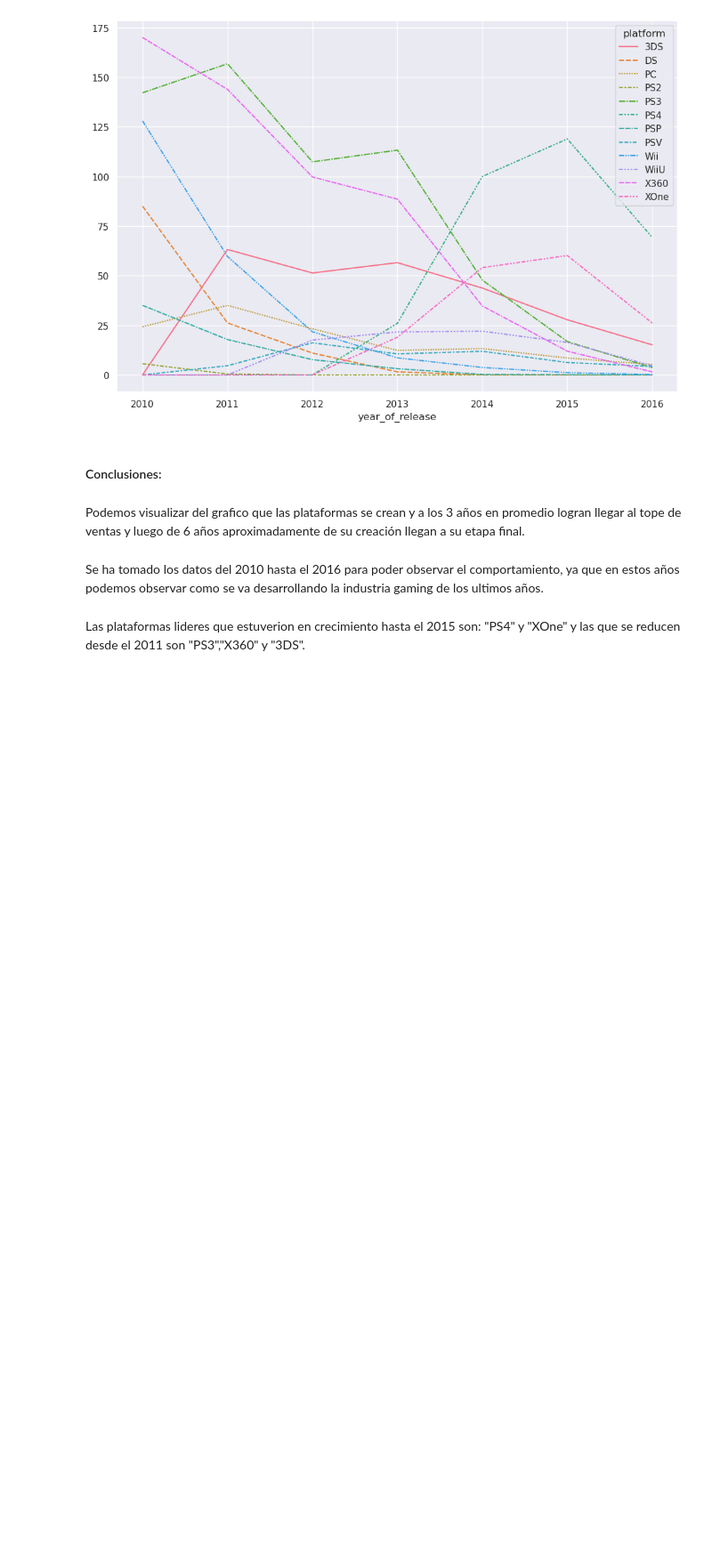
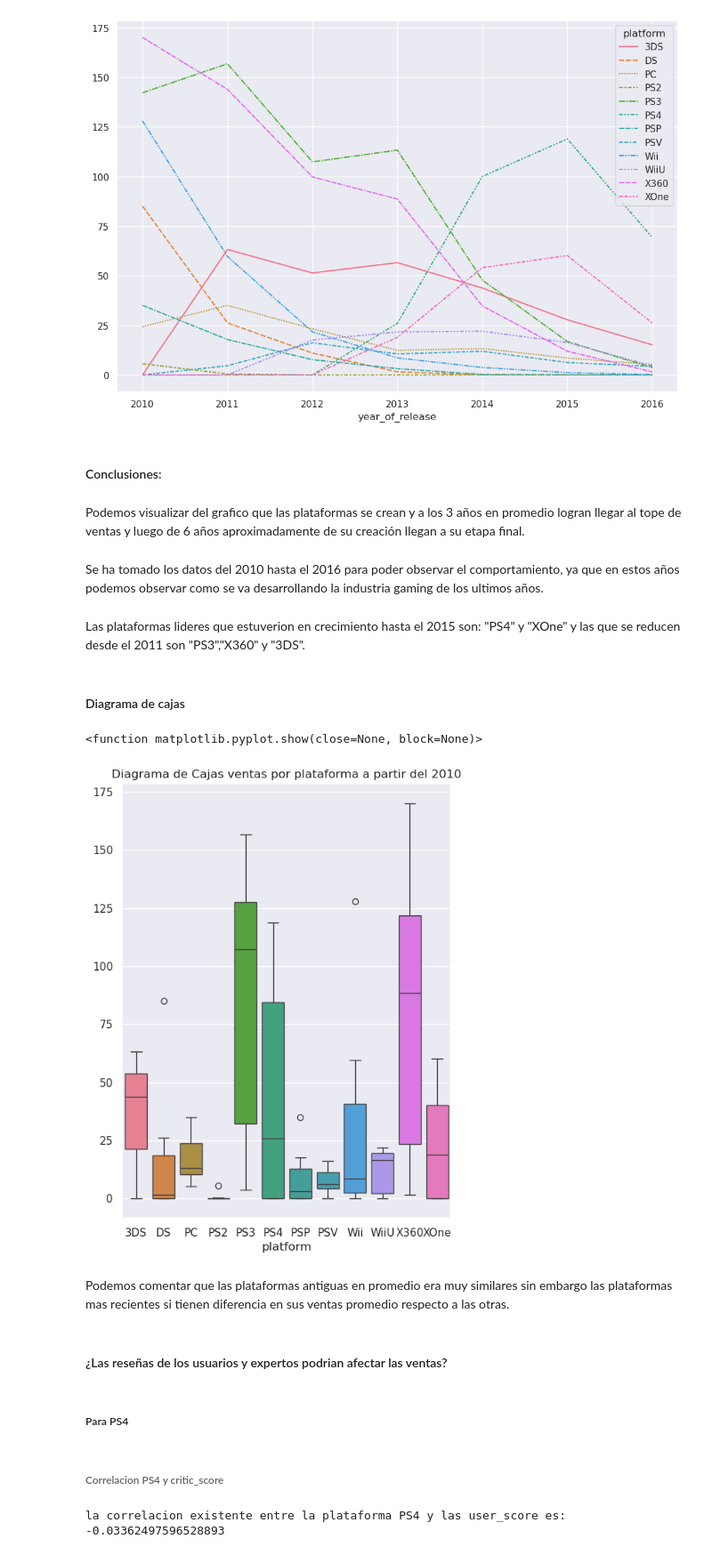
Before and after one commit to ManuelMorales-26/Analitics_game, a Jupyter notebook: games.ipynb, the cells around one changed output. Shown at 89% size. Saved outputs shown, nothing was run; the diff lists cells and outputs as text; code cells hidden in the pictures; blank space fills up the shorter version.

Commit message:
Se realizo analisis de ventas por plataforma, diagrama de cajas y ventas segun el genero, asi como creacion de perfiles segun el posicionamiento de cada plataforma en el mercado de videojuegos

```diff
--- a/games.ipynb
+++ b/games.ipynb
@@ -273,7 +267,7 @@ print(data_12)
 [5277 rows x 12 columns]
 # %%
 #Creamos una tabla con las plataformas y las ventas
-tiempo_vida12_plataforma = pd.pivot_table(
+tiempo_vida10_plataforma = pd.pivot_table(
     data_12,
     index="year_of_release",
     columns="platform",
@@ -298,3 +292,19 @@ Podemos visualizar del grafico que las plataformas se crean y a los 3 años en p
 Se ha tomado los datos del 2010 hasta el 2016 para poder observar el comportamiento, ya que en estos años podemos observar como se va desarrollando la industria gaming de los ultimos años.
 # %% [markdown]
 Las plataformas lideres que estuverion en crecimiento hasta el 2015 son: "PS4" y "XOne" y las que se reducen desde el 2011 son "PS3","X360" y "3DS".
+# %% [markdown]
+#### Diagrama de cajas
+# %%
+plt.figure(figsize=(6,8))
+sns.boxplot(data=tiempo_vida10_plataforma)
+plt.title("Diagrama de Cajas ventas por plataforma a partir del 2010")
+plt.show
+# %% [output]
+<function matplotlib.pyplot.show(close=None, block=None)>
+[figure, added]
+# %% [markdown]
+Podemos comentar que las plataformas antiguas en promedio era muy similares sin embargo las plataformas mas recientes si tienen diferencia en sus ventas promedio respecto a las otras.
+# %% [markdown]
+#### ¿Las reseñas de los usuarios y expertos podrian afectar las ventas?
+# %% [markdown]
+##### Para PS4
@@ -300,0 +314,9 @@ Las plataformas lideres que estuverion en crecimiento hasta el 2015 son: "PS4" y
+# %% [markdown]
+###### Correlacion PS4 y critic_score
+# %%
+#Correlacion PS4 y user_score
+
+corr_ps4_user = ps4["total_sales"].corr(ps4["user_score"])
+print("la correlacion existente entre la plataforma PS4 y las user_score es:", corr_ps4_user)
+# %% [output]
+la correlacion existente entre la plataforma PS4 y las user_score es: -0.03362497596528893
```
Also changed, not shown: parts of 19 cells of this notebook.
